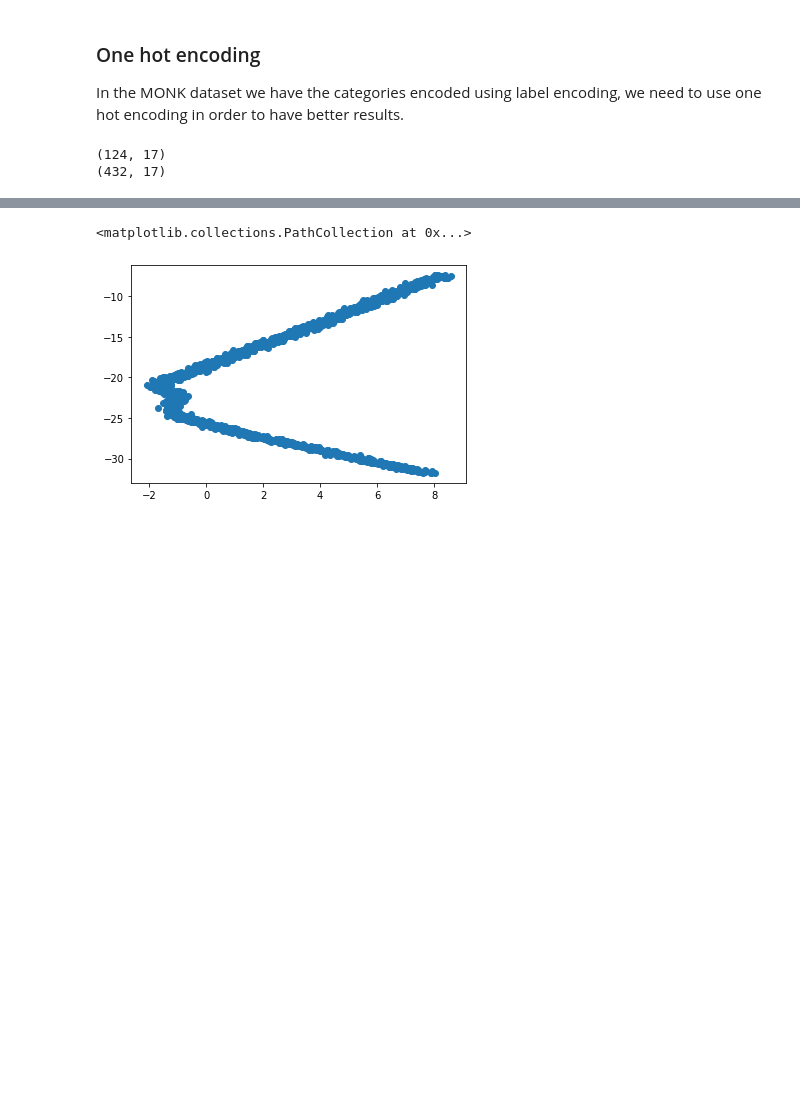
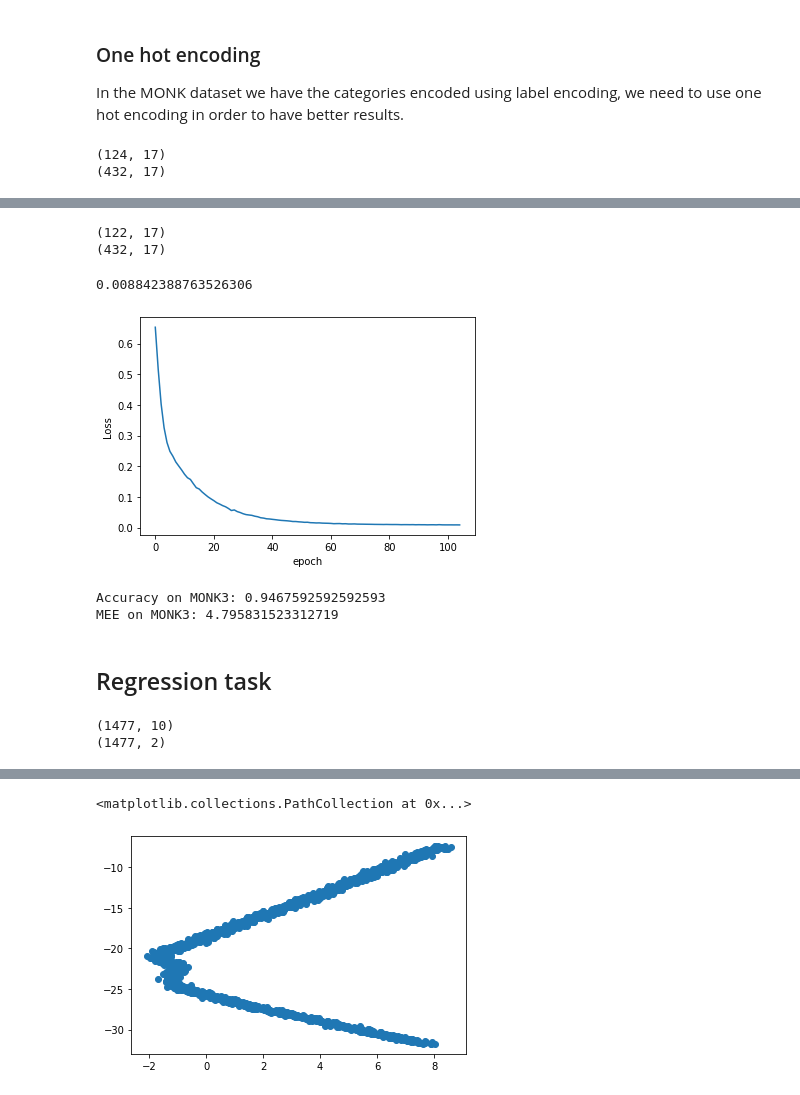
Before and after one commit to luca-santarella/ML-project, a Jupyter notebook: neural_network.ipynb, the cells around one changed output, grey strips where cells are left out. Cells and saved outputs as stored; diff of their text form; code cells hidden in the pictures; blank space fills up the shorter version.

```diff
--- a/neural_network.ipynb
+++ b/neural_network.ipynb
@@ -260,0 +143,2 @@ plot_learning_curve(regressor,title, X_test, y_test)
+# %%
+df_monk3_train, df_monk3_test = load_monk('./data/MONK/monks-3.train', './data/MONK/monks-3.test')
@@ -260,0 +154,36 @@ plot_learning_curve(regressor,title, X_test, y_test)
+# %%
+X_train_M3, y_train_M3, X_test_M3, y_test_M3 = split_train_test(df_monk3_train, df_monk3_test)
+# %%
+enc_train = OneHotEncoder()
+enc_train.fit(X_train_M3)
+X_train_M3 = enc_train.transform(X_train_M3).toarray()
+print(X_train_M3.shape)
+
+enc_test = OneHotEncoder()
+enc_test.fit(X_test_M3)
+X_test_M3 = enc_test.transform(X_test_M3).toarray()
+print(X_test_M3.shape)
+# %% [output]
+(122, 17)
+(432, 17)
+# %%
+classifier_M3 = MLPClassifier(random_state=69, batch_size=1).fit(X_train_M3, y_train_M3)
+# %%
+plt.plot(classifier_M3.loss_curve_)
+plt.ylabel('Loss')
+plt.xlabel('epoch');
+print(classifier_M3.best_loss_)
+# %% [output]
+0.008842388763526306
+[figure, added]
+# %%
+from sklearn.metrics import accuracy_score
+
+y_predicted_M3 = classifier_M3.predict(X_test_M3)
+print(f"Accuracy on MONK3: {classifier_M3.score(X_test_M3, y_test_M3)}")
+print(f"MEE on MONK3: {(np.linalg.norm(y_predicted_M3-y_test_M3))}") # MEE distance (a.k.a. norm 2)
+# %% [output]
+Accuracy on MONK3: 0.9467592592592593
+MEE on MONK3: 4.795831523312719
+# %% [markdown]
+## Regression task
@@ -260,0 +195,6 @@ plot_learning_curve(regressor,title, X_test, y_test)
+# %%
+print(X.shape)
+print(y.shape)
+# %% [output]
+(1477, 10)
+(1477, 2)
```
Also changed, not shown: parts of 41 cells of this notebook, 24 other files.
